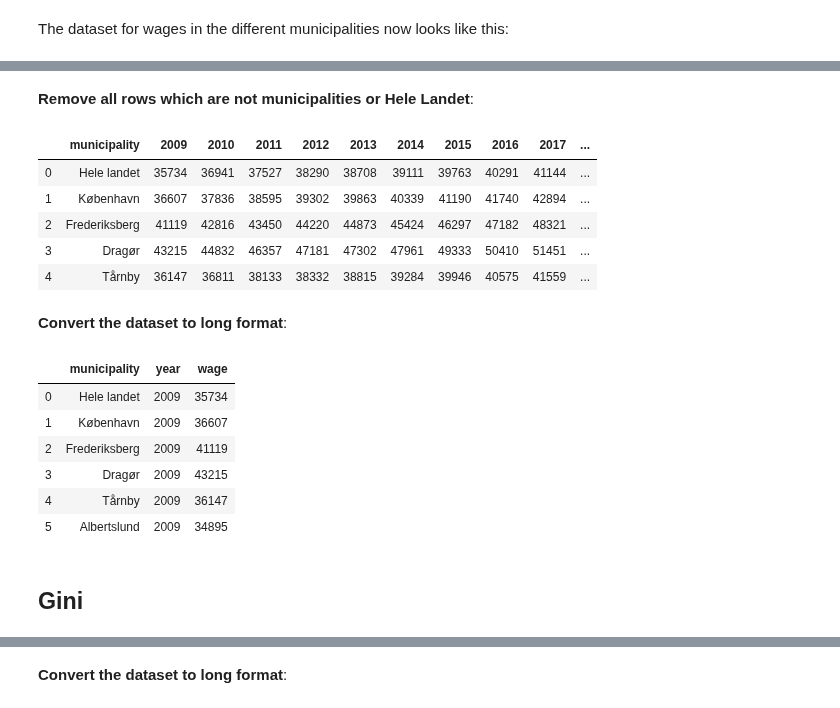
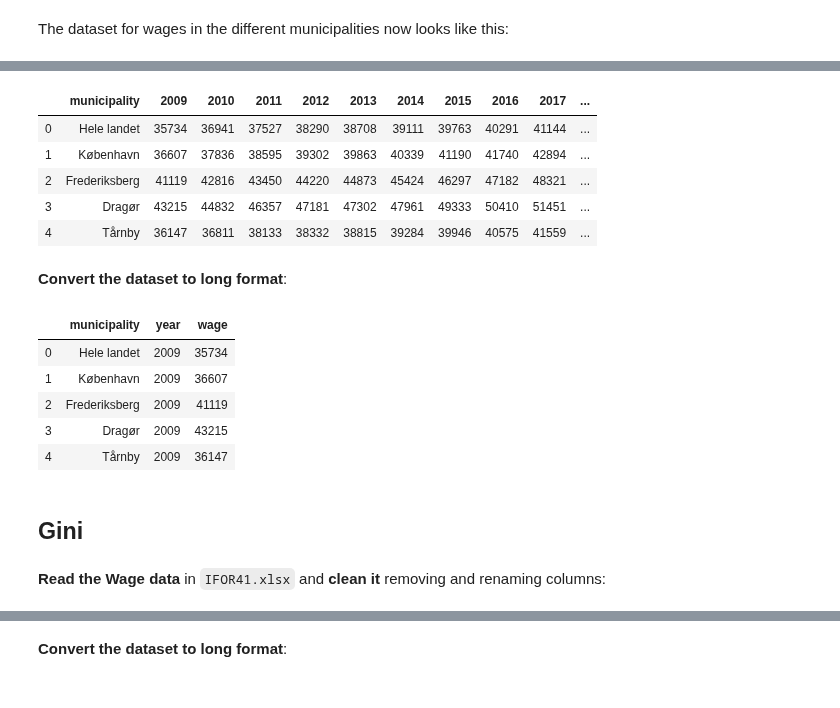
Before and after one commit to NumEconCopenhagen/projects-2020-tobiasharald, a Jupyter notebook: dataproject/dataproject.ipynb, the cells around one changed output, grey strips where cells are left out. Saved outputs shown, nothing was run; the diff lists cells and outputs as text; code cells hidden in the pictures.

```diff
--- a/dataproject/dataproject.ipynb
+++ b/dataproject/dataproject.ipynb
@@ -54,37 +38,37 @@ wage.head()
-# %% [markdown]
-**Remove all rows which are not municipalities or Hele Landet**:
-# %%
-wage = dataproject.only_keep_municipalities(wage)
-wage.head()
-# %% [output]
-|  | municipality | 2009 | 2010 | 2011 | 2012 | 2013 | 2014 | 2015 | 2016 | 2017 | ... |
-| 0 | Hele landet | 35734 | 36941 | 37527 | 38290 | 38708 | 39111 | 39763 | 40291 | 41144 | ... |
-| 1 | København | 36607 | 37836 | 38595 | 39302 | 39863 | 40339 | 41190 | 41740 | 42894 | ... |
-| 2 | Frederiksberg | 41119 | 42816 | 43450 | 44220 | 44873 | 45424 | 46297 | 47182 | 48321 | ... |
-| 3 | Dragør | 43215 | 44832 | 46357 | 47181 | 47302 | 47961 | 49333 | 50410 | 51451 | ... |
-| 4 | Tårnby | 36147 | 36811 | 38133 | 38332 | 38815 | 39284 | 39946 | 40575 | 41559 | ... |
+# %%
+#We remove Christiansø using our function and display the data:
+wage = dataproject.only_keep_municipalities_and_Hele_Landet(wage)
+wage.head()
+# %% [output]
+|  | municipality | 2009 | 2010 | 2011 | 2012 | 2013 | 2014 | 2015 | 2016 | 2017 | ... |
+| 0 | Hele landet | 35734 | 36941 | 37527 | 38290 | 38708 | 39111 | 39763 | 40291 | 41144 | ... |
+| 1 | København | 36607 | 37836 | 38595 | 39302 | 39863 | 40339 | 41190 | 41740 | 42894 | ... |
+| 2 | Frederiksberg | 41119 | 42816 | 43450 | 44220 | 44873 | 45424 | 46297 | 47182 | 48321 | ... |
+| 3 | Dragør | 43215 | 44832 | 46357 | 47181 | 47302 | 47961 | 49333 | 50410 | 51451 | ... |
+| 4 | Tårnby | 36147 | 36811 | 38133 | 38332 | 38815 | 39284 | 39946 | 40575 | 41559 | ... |
 # %% [markdown]
 **Convert the dataset to long format**:
 # %%
 # a. rename year columns
 mydict = {str(i):f'wage{i}' for i in range(2009,2019)}
 wage.rename(columns = mydict, inplace=True)
 
 # b. convert to long
 wage_long = pd.wide_to_long(wage, stubnames='wage', i='municipality', j='year').reset_index()
 
 # c. show
-wage_long.head(6)
+wage_long.head(5)
 # %% [output]
 |  | municipality | year | wage |
 | 0 | Hele landet | 2009 | 35734 |
 | 1 | København | 2009 | 36607 |
 | 2 | Frederiksberg | 2009 | 41119 |
 | 3 | Dragør | 2009 | 43215 |
 | 4 | Tårnby | 2009 | 36147 |
-| 5 | Albertslund | 2009 | 34895 |
 # %% [markdown]
 ## Gini
+# %% [markdown]
+**Read the Wage data** in ``IFOR41.xlsx`` and **clean it** removing and renaming columns:
 # %%
 # a. load
 gini = pd.read_excel('IFOR41.xlsx', skiprows=2)
```
Also changed, not shown: parts of 24 cells of this notebook.
